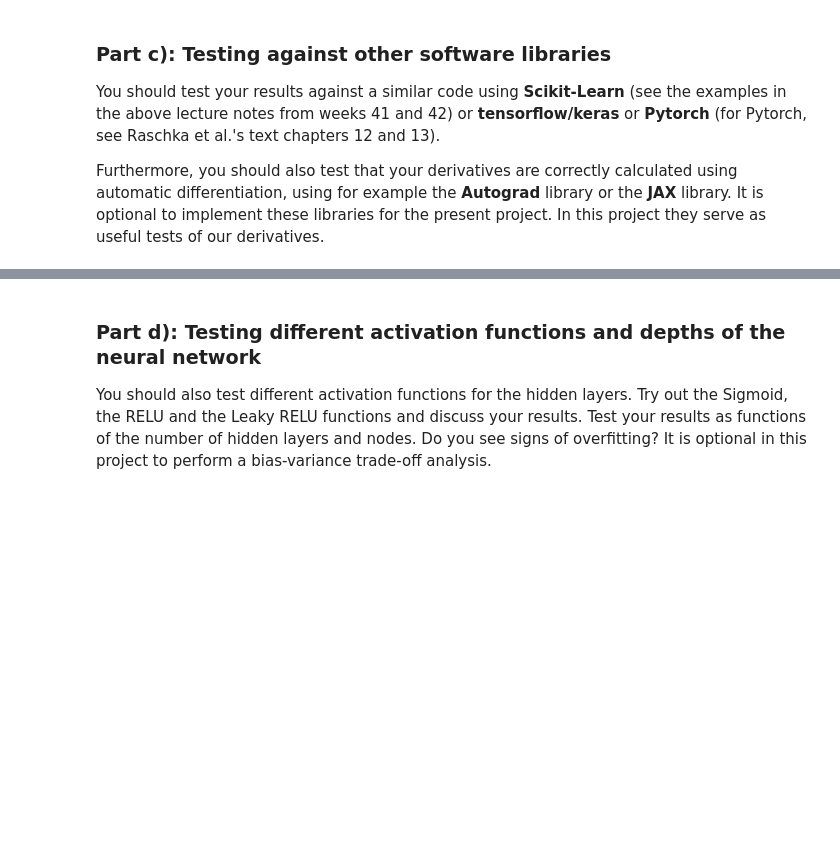
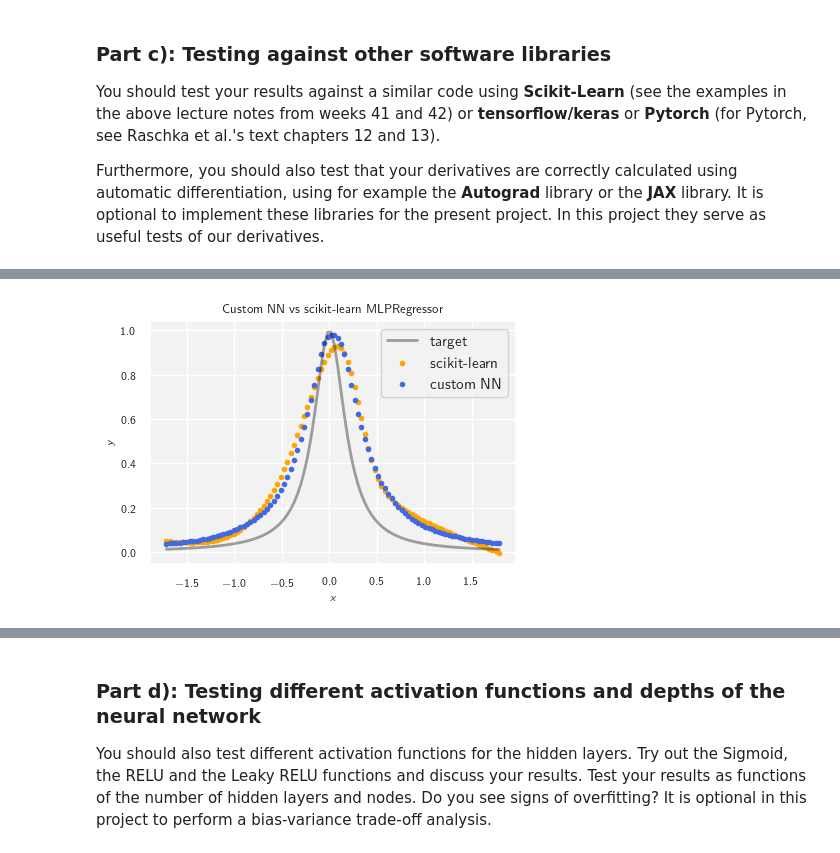
Before and after one commit to p-perrone/UiO_MachineLearning, a Jupyter notebook: ml_project2/notebooks/project2.ipynb, the cells around one changed output, grey strips where cells are left out. Drawn from its saved outputs; the diff is of its cells as text; code cells hidden in the pictures; blank space fills up the shorter version.

```diff
--- a/ml_project2/notebooks/project2.ipynb
+++ b/ml_project2/notebooks/project2.ipynb
@@ -1041,18 +1046,76 @@ calculated using automatic differentiation, using for example the
 **Autograd** library or the **JAX** library. It is optional to implement
 these libraries for the present project. In this project they serve as
 useful tests of our derivatives.
+# %%
+x = np.linspace(-1, 1, 100).reshape(-1, 1)
+y = Runge(x, noise=False)
+
+x_train, x_test, y_train, y_test = train_test_split(x, y, test_size=0.2)
+
+scaler = StandardScaler()
+x_train = scaler.fit_transform(x_train)
+x_test = scaler.transform(x_test)
+x = scaler.transform(x)
+y = Runge(x, noise=False)
 # %%
 start_time = time.time()
+
 nn_own = NeuralNetwork(
     network_input_size=1,
     layer_output_sizes=[100, 100, 1],
-    activation_types=['sigmoid', 'sigmoid', 'sigmoid'],
-    cost_type='mse'
+    activation_types=['tanh', 'tanh', 'tanh'],
+    cost_type='mse',
+    lbda1=0.0,
+    lbda2=1e-4
 )
 
 nn_own._create_layers()
 nn_own._define_scheduler(type="adam", eta=1e-3)
-nn_own._train(x_train, y_train, n_epochs=5000, n_batches=20)
+start_time = time.time()
+nn_own._train(x_train, y_train, n_epochs=3000, n_batches=10)
+print("Execution time: %s seconds" % (time.time() - start_time))
 
+y_pred_train_own = nn_own._predict(x_train)
+y_pred_test_own = nn_own._predict(x_test)
+
+mlp = MLPRegressor(
+    hidden_layer_sizes=(100, 100),
+    activation='tanh',
+    solver='adam',
+    learning_rate_init=1e-3,
+    alpha=1e-4,
+    max_iter=3000,
+    random_state=42,
+    tol=1e-5
+)
+mlp.fit(x_train, y_train.ravel())
+
+start_time = time.time()
+mlp.fit(x_train, y_train.ravel())
 print("Execution time: %s seconds" % (time.time() - start_time))
+y_pred_train_sk = mlp.predict(x_train)
+y_pred_test_sk = mlp.predict(x_test)
+
+
+print(f"sk Train R^2: {r2_score(y_train, y_pred_train_sk):.4f}")
+print(f"sk Test R^2:  {r2_score(y_test, y_pred_test_sk):.4f}")
+
+print(f"own Train R^2: {r2_score(y_train, y_pred_train_own):.4f}")
+print(f"own Test R^2:  {r2_score(y_test, y_pred_test_own):.4f}")
+
+plt.figure(figsize=(12/2.54, 8/2.54))
+plt.plot(x, y, 'k-', label="target", lw=2, alpha=0.4)
+plt.scatter(x_train, y_pred_train_sk,
+            label="scikit-learn", color='orange', marker='.')
+plt.scatter(x_test, y_pred_test_sk, color='orange', marker='.')
+plt.scatter(x_train, y_pred_train_own, color='royalblue', label="custom NN", marker='.')
+plt.scatter(x_test, y_pred_test_own, color='royalblue', marker='.')
+
+plt.xlabel(r"$x$")
+plt.ylabel(r"$y$")
+plt.title("Custom NN vs scikit-learn MLPRegressor")
+plt.legend()
+plt.grid(True)
+saveplot("skvsown")
+plt.show()
 # %% [output]
@@ -1075,0 +1128 @@ Execution time: 24.84604835510254 seconds
+[figure, added]
```
Also changed, not shown: parts of 8 cells of this notebook, 12 other files.
